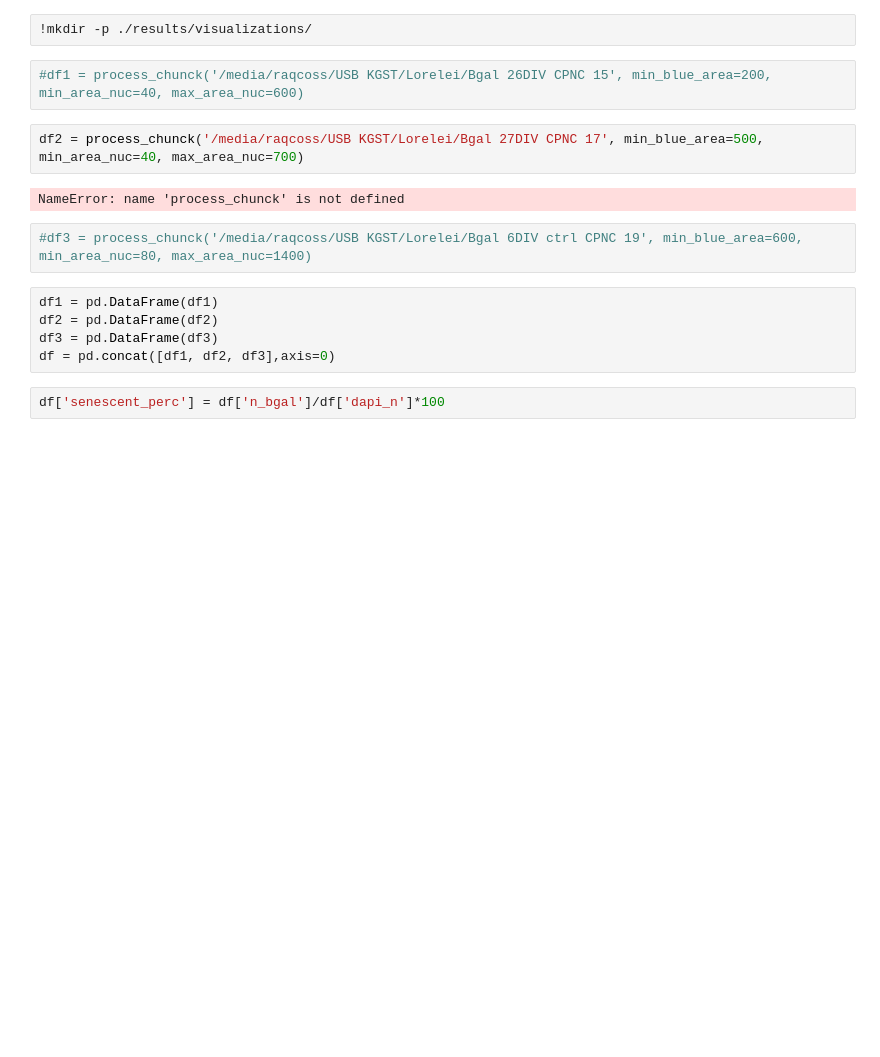
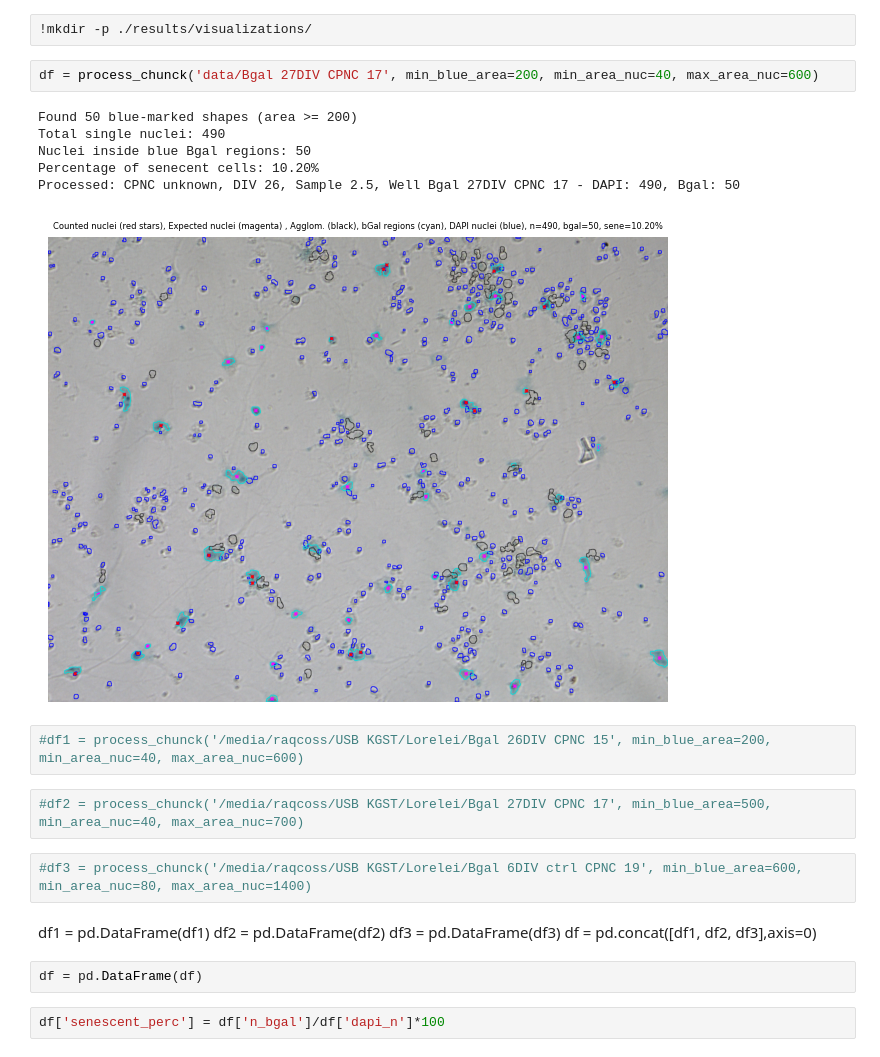
Before and after one commit to raqcoss/senescence-counter, a Jupyter notebook: sene_count.ipynb, the cells around one changed output. Cells and saved outputs as stored; diff of their text form; blank space fills up the shorter version.

```diff
--- a/sene_count.ipynb
+++ b/sene_count.ipynb
@@ -258,19 +258,28 @@ def process_chunck(folder_path, min_blue_area=250, min_area_nuc=40, max_area_nuc
     return results
 # %%
 !mkdir -p ./results/visualizations/
+# %%
+df = process_chunck('data/Bgal 27DIV CPNC 17', min_blue_area=200, min_area_nuc=40, max_area_nuc=600)
+# %% [output]
+Found 50 blue-marked shapes (area >= 200)
+Total single nuclei: 490
+Nuclei inside blue Bgal regions: 50
+Percentage of senecent cells: 10.20%
+Processed: CPNC unknown, DIV 26, Sample 2.5, Well Bgal 27DIV CPNC 17 - DAPI: 490, Bgal: 50
+[figure, added]
 # %%
 #df1 = process_chunck('/media/raqcoss/USB KGST/Lorelei/Bgal 26DIV CPNC 15', min_blue_area=200, min_area_nuc=40, max_area_nuc=600)
 # %%
-df2 = process_chunck('/media/raqcoss/USB KGST/Lorelei/Bgal 27DIV CPNC 17', min_blue_area=500, min_area_nuc=40, max_area_nuc=700)
+#df2 = process_chunck('/media/raqcoss/USB KGST/Lorelei/Bgal 27DIV CPNC 17', min_blue_area=500, min_area_nuc=40, max_area_nuc=700)
-# %% [output]
-NameError: name 'process_chunck' is not defined
 # %%
 #df3 = process_chunck('/media/raqcoss/USB KGST/Lorelei/Bgal 6DIV ctrl CPNC 19', min_blue_area=600, min_area_nuc=80, max_area_nuc=1400)
-# %%
-df1 = pd.DataFrame(df1)
-df2 = pd.DataFrame(df2)
-df3 = pd.DataFrame(df3)
-df = pd.concat([df1, df2, df3],axis=0)
+# %% [markdown]
+df1 = pd.DataFrame(df1)
+df2 = pd.DataFrame(df2)
+df3 = pd.DataFrame(df3)
+df = pd.concat([df1, df2, df3],axis=0)
+# %%
+df = pd.DataFrame(df)
 # %%
 df['senescent_perc'] = df['n_bgal']/df['dapi_n']*100
 # %%
```
Also changed, not shown: parts of 7 cells of this notebook, 4 other files.
